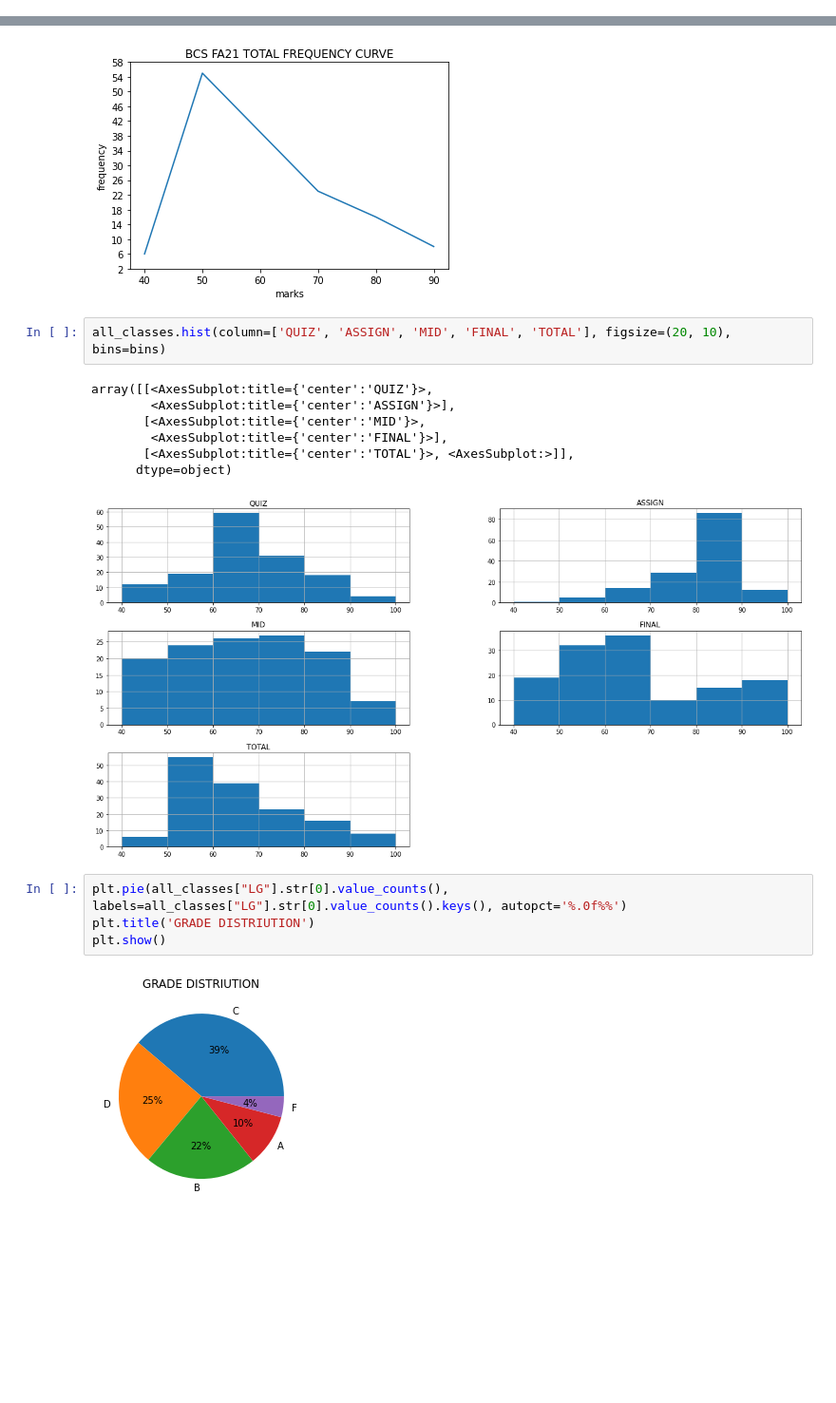
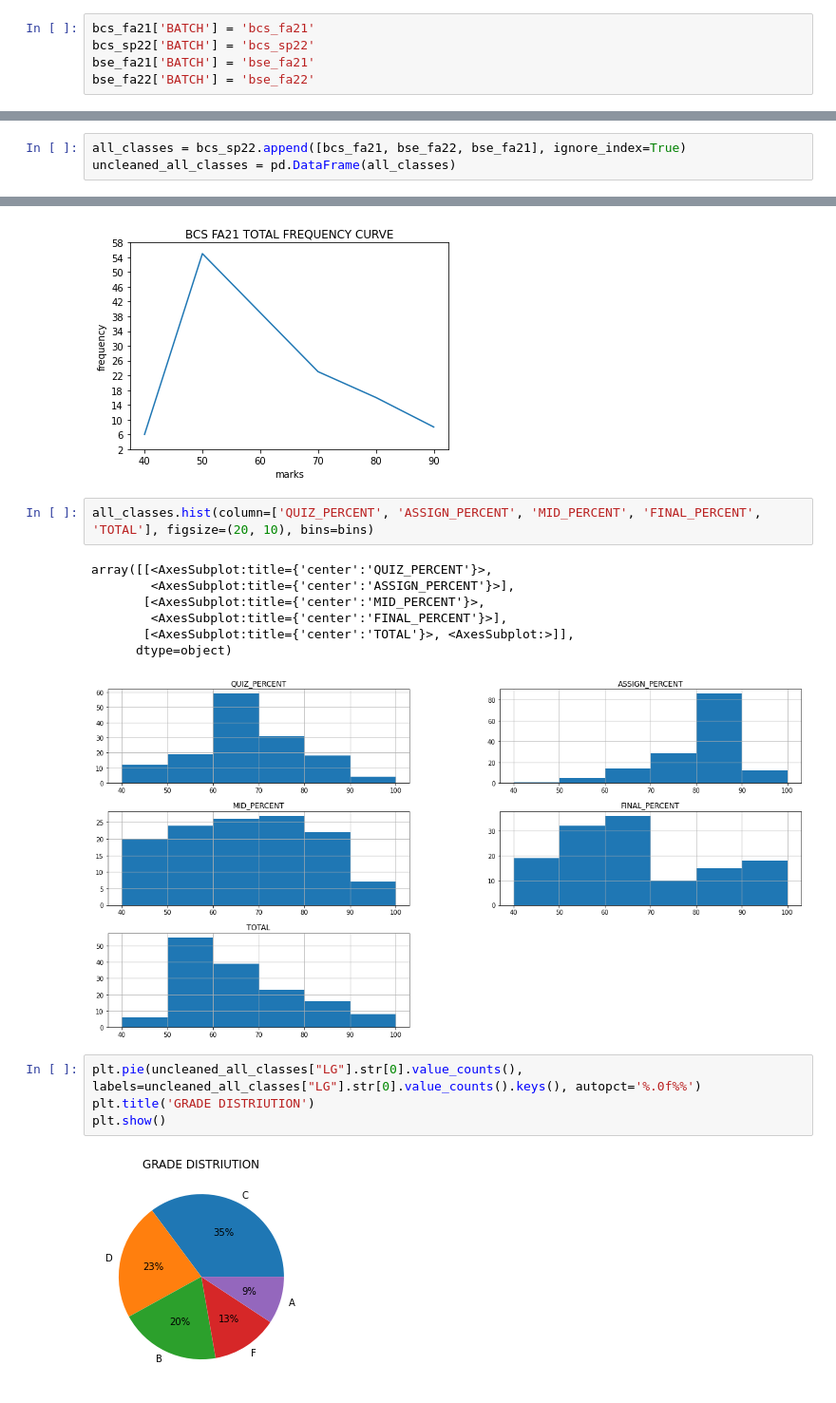
Before and after one commit to muneebahmedayub/sprob-assignment, a Jupyter notebook: sprob.ipynb, the cells around one changed output, grey strips where cells are left out. Shown at 95% size. Saved outputs shown, nothing was run; the diff lists cells and outputs as text; blank space fills up the shorter version.

```diff
--- a/sprob.ipynb
+++ b/sprob.ipynb
@@ -18,3 +19,8 @@ bse_fa22 = pd.read_csv('assets/bse_fa22.csv', index_col=0)
 bcs_sp22 = pd.read_csv('assets/bcs_sp22.csv', index_col=0)
 
 bcs_fa21 = pd.read_csv('assets/bcs_fa21.csv', index_col=0)
+# %%
+bcs_fa21['BATCH'] = 'bcs_fa21'
+bcs_sp22['BATCH'] = 'bcs_sp22'
+bse_fa21['BATCH'] = 'bse_fa21'
+bse_fa22['BATCH'] = 'bse_fa22'
@@ -21,2 +29,5 @@ bcs_fa21 = pd.read_csv('assets/bcs_fa21.csv', index_col=0)
+# %%
+all_classes = bcs_sp22.append([bcs_fa21, bse_fa22, bse_fa21], ignore_index=True)
+uncleaned_all_classes = pd.DataFrame(all_classes)
 # %% [markdown]
 ### Data Cleaning
@@ -76,18 +65,18 @@ plt.show()
 # %% [output]
 [figure]
 # %%
-all_classes.hist(column=['QUIZ', 'ASSIGN', 'MID', 'FINAL', 'TOTAL'], figsize=(20, 10), bins=bins)
+all_classes.hist(column=['QUIZ_PERCENT', 'ASSIGN_PERCENT', 'MID_PERCENT', 'FINAL_PERCENT', 'TOTAL'], figsize=(20, 10), bins=bins)
 # %% [output]
-array([[<AxesSubplot:title={'center':'QUIZ'}>,
-        <AxesSubplot:title={'center':'ASSIGN'}>],
-       [<AxesSubplot:title={'center':'MID'}>,
-        <AxesSubplot:title={'center':'FINAL'}>],
+array([[<AxesSubplot:title={'center':'QUIZ_PERCENT'}>,
+        <AxesSubplot:title={'center':'ASSIGN_PERCENT'}>],
+       [<AxesSubplot:title={'center':'MID_PERCENT'}>,
+        <AxesSubplot:title={'center':'FINAL_PERCENT'}>],
        [<AxesSubplot:title={'center':'TOTAL'}>, <AxesSubplot:>]],
       dtype=object)
-[figure, old version]
+[figure, new version]
 # %%
-plt.pie(all_classes["LG"].str[0].value_counts(), labels=all_classes["LG"].str[0].value_counts().keys(), autopct='%.0f%%')
+plt.pie(uncleaned_all_classes["LG"].str[0].value_counts(), labels=uncleaned_all_classes["LG"].str[0].value_counts().keys(), autopct='%.0f%%')
 plt.title('GRADE DISTRIUTION')
 plt.show()
 # %% [output]
-[figure, old version]
+[figure, new version]
```
Also changed, not shown: parts of 12 cells of this notebook.
